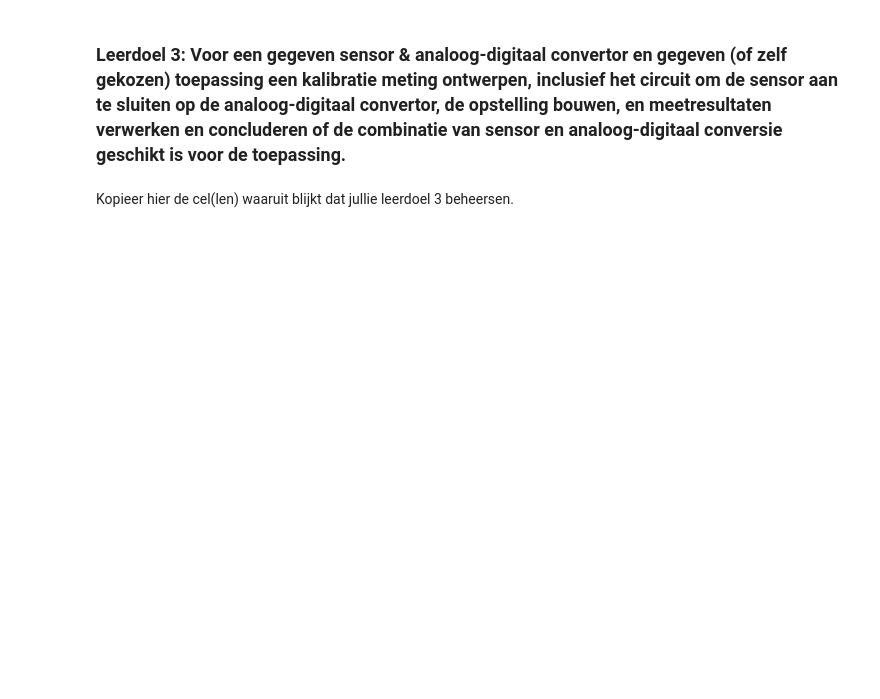
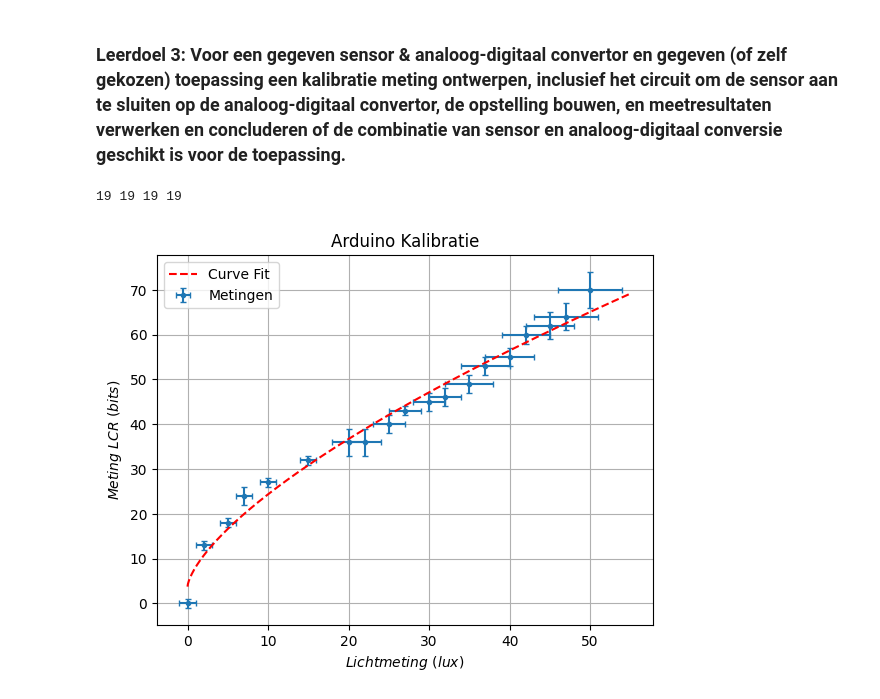
Before and after one commit to samlindner/opdrachten-DEF-D, a Jupyter notebook: FysiekeOntwerpopdrachten/1KalibreerEenSensorDigitaalAnaloog/DEFOntwerpopdracht1KalibreerEenSensorInvulTemplate.ipynb, the cells around one changed output. Drawn from its saved outputs; the diff is of its cells as text; code cells hidden in the pictures; blank space fills up the shorter version.

```diff
--- a/FysiekeOntwerpopdrachten/1KalibreerEenSensorDigitaalAnaloog/DEFOntwerpopdracht1KalibreerEenSensorInvulTemplate.ipynb
+++ b/FysiekeOntwerpopdrachten/1KalibreerEenSensorDigitaalAnaloog/DEFOntwerpopdracht1KalibreerEenSensorInvulTemplate.ipynb
@@ -125,4 +158,48 @@ Kopieer hier de cel(len) waaruit blijkt dat jullie leerdoel 2 beheersen.
 # %% [markdown]
 ### Leerdoel 3: Voor een gegeven sensor & analoog-digitaal convertor en gegeven (of zelf gekozen) toepassing een kalibratie meting ontwerpen, inclusief het circuit om de sensor aan te sluiten op de analoog-digitaal convertor, de opstelling bouwen, en meetresultaten verwerken en concluderen of de combinatie van sensor en analoog-digitaal conversie geschikt is voor de toepassing.
-# %% [markdown]
-Kopieer hier de cel(len) waaruit blijkt dat jullie leerdoel 3 beheersen.
+# %%
+# Zet hier jouw data in een voor jou handig formaat
+import numpy as np
+import matplotlib.pyplot as plt
+from scipy.optimize import curve_fit
+
+lcr_metingen = np.array([76,73,70,64,61,56,47,34,22,17,3])
+lcr_std = np.array([2,2,1,1,1,1,2,3,2,2,1])
+phyphox_meting = np.array([50,45,40,35,30,25,20,15,10,5,0])
+phyphox_std = np.array([3,3,3,3,2,2,2,2,1,1,0])
+
+lcr_metingen = np.array([70,64,62,60,55,53,49,46,45,43,40,36,36,32,27,24,18,13,0])
+lcr_std = np.array([4,3,3,2,2,2,2,2,2,1,2,3,3,1,1,2,1,1,1])
+phyphox_meting = np.array([50,47,45,42,40,37,35,32,30,27,25,22,20,15,10,7,5,2,0])
+phyphox_std = np.array([4,4,3,3,3,3,3,2,2,2,2,2,2,1,1,1,1,1,1])
+
+print(len(lcr_metingen),len(lcr_std),len(phyphox_meting),len(phyphox_std))
+
+#fitting
+def funct(b,a,c):
+    return (a*np.log(b)+c)
+popt,pcov = curve_fit(funct,phyphox_meting,lcr_metingen)
+a_fit,b_fit=popt
+V_plot=np.linspace(min(phyphox_meting),max(phyphox_meting),500)
+P_plot=funct(V_plot,a_fit,b_fit)
+
+def fit(x,A,B,C):
+    return A * x**B + C
+x_test = np.linspace(0,55,1000)
+popt1,pcov1 = curve_fit(fit,phyphox_meting,lcr_metingen)
+#lcr_std = np.abs(fit(phyphox_meting,*popt1) - lcr_metingen)
+# Plot hier de meting en fit een lijn door de metingen.
+# Maak gebruik van wat je geleerd hebt bij het practicum.
+plt.figure()
+plt.title('Arduino Kalibratie')
+plt.errorbar(phyphox_meting,lcr_metingen,xerr=phyphox_std,yerr=lcr_std,fmt='.',capsize=2,label='Metingen')
+plt.plot(x_test,fit(x_test,*popt1),'r--',label='Curve Fit')
+plt.xlabel('$Lichtmeting \ (lux)$')
+plt.ylabel('$Meting \ LCR \ (bits)$')
+plt.grid()
+plt.legend()
+plt.show()
+## *Opdracht 8*: Conclusie, leerdoel
+# %% [output]
+19 19 19 19
+[figure, added]
```
Also changed, not shown: parts of 11 cells of this notebook, 1 other file.
